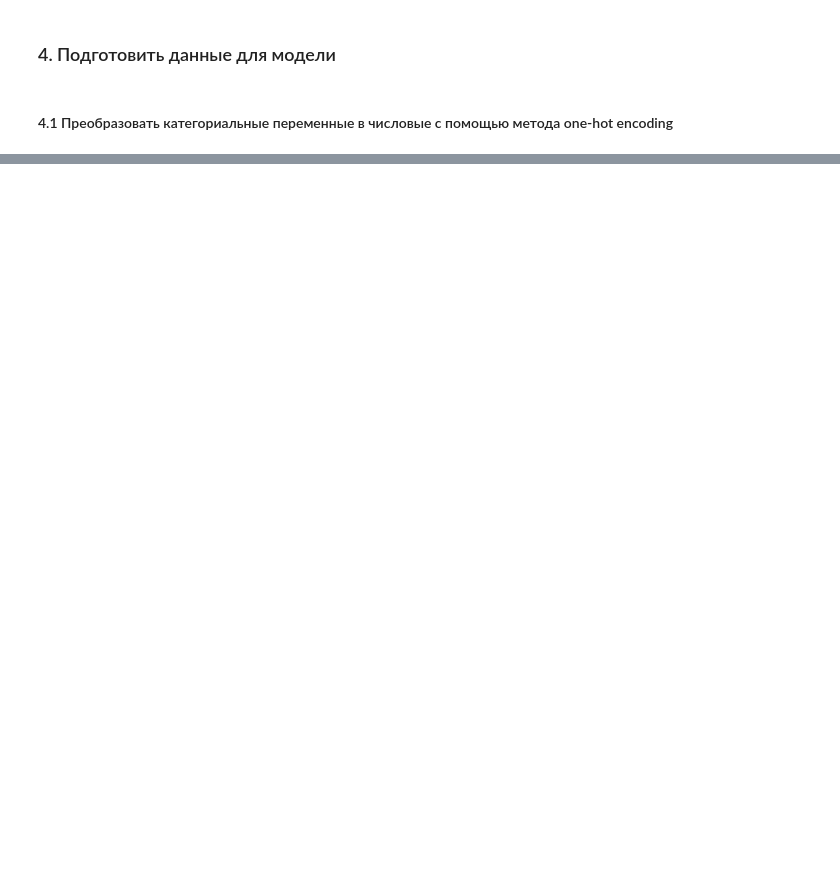
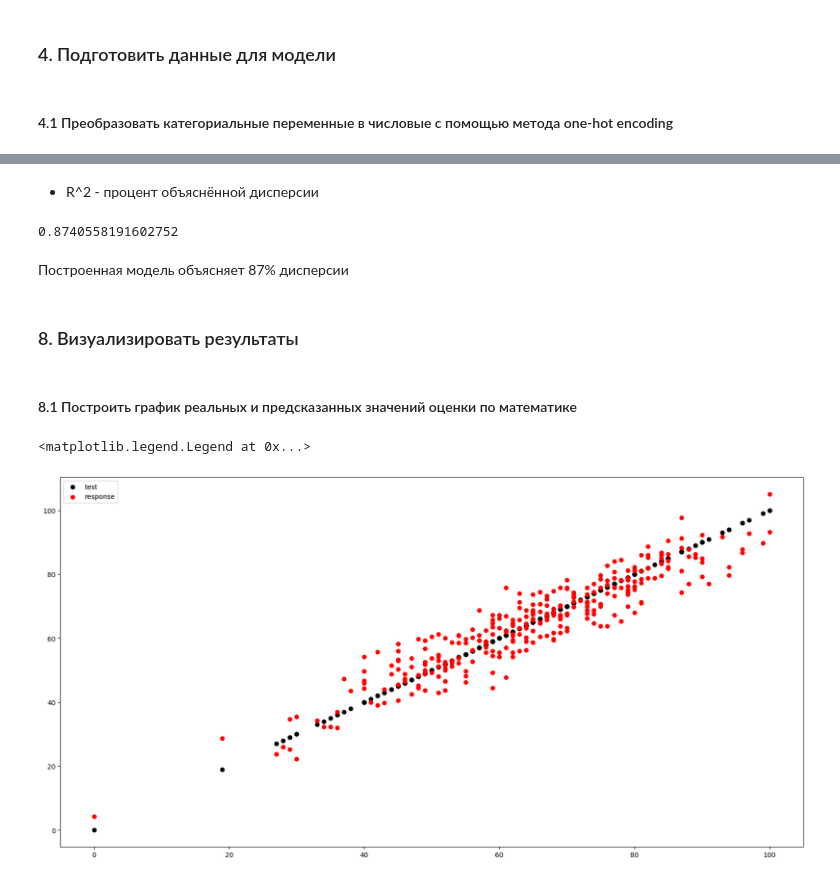
Before and after one commit to OlegNesterenkoZXC/ML-estimation-prediction, a Jupyter notebook: estimation-prediction.ipynb, the cells around one changed output, grey strips where cells are left out. Drawn from its saved outputs; the diff is of its cells as text; code cells hidden in the pictures; blank space fills up the shorter version.

```diff
--- a/estimation-prediction.ipynb
+++ b/estimation-prediction.ipynb
@@ -270,0 +273,7 @@ dtype: object
+# %%
+#variable_array_to_exclude = ['math score', 'reading score', 'writing score']
+variable_array_to_exclude = ['math score']
+X = sp_one_hot.drop(variable_array_to_exclude, axis=1)
+y = sp_one_hot['math score']
+#X = sp_one_hot[['reading score', 'writing score']]
+#y = sp_one_hot['math score']
@@ -270,0 +282,4 @@ dtype: object
+# %%
+X_train, X_test, y_train, y_test = train_test_split(X, y, test_size=0.3, random_state=42)
+
+print(X_train.shape, X_test.shape, y_train.shape, y_test.shape)
@@ -270,0 +292,8 @@ dtype: object
+# %%
+scalerSC = StandardScaler()
+scalerMAC = MaxAbsScaler()
+scalerSC.fit(X_train)
+scalerMAC.fit(X_train)
+
+X_test = pd.DataFrame(scalerMAC.transform(X_test), columns = X_test.columns)
+X_train = pd.DataFrame(scalerMAC.transform(X_train), columns = X_train.columns)
@@ -270,0 +302,4 @@ dtype: object
+# %%
+lin_reg = LinearRegression()
+lin_reg.fit(X_train, y_train)
+y_pred = lin_reg.predict(X_test)
@@ -270,0 +424,22 @@ dtype: object
+# %% [markdown]
+* R^2 - процент объяснённой дисперсии
+# %%
+r2_score(y_test, y_pred)
+# %% [output]
+0.8740558191602752
+# %% [markdown]
+Построенная модель объясняет 87% дисперсии
+# %% [markdown]
+### 8. Визуализировать результаты
+# %% [markdown]
+#### 8.1 Построить график реальных и предсказанных значений оценки по математике
+# %%
+plt.figure(figsize=(20, 10))
+
+plt.scatter(y_test, y_test, color='black', label='test')
+plt.scatter(y_test, y_pred, color='red', label='response')
+
+plt.legend()
+# %% [output]
+<matplotlib.legend.Legend at 0x...>
+[figure, added]
```
Also changed, not shown: parts of 36 cells of this notebook.
